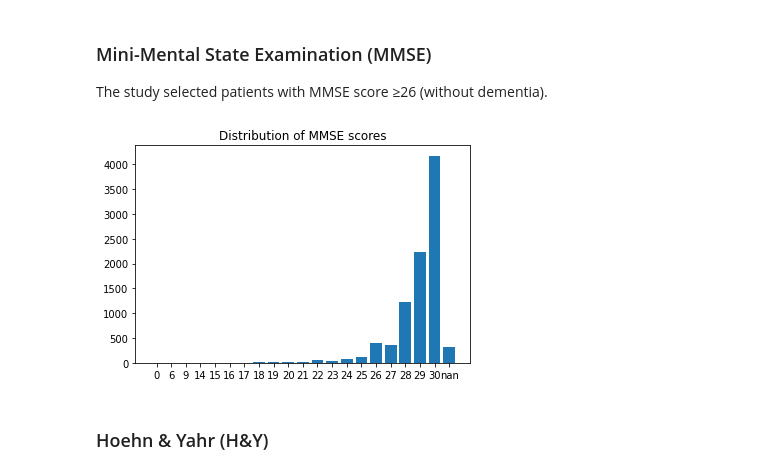
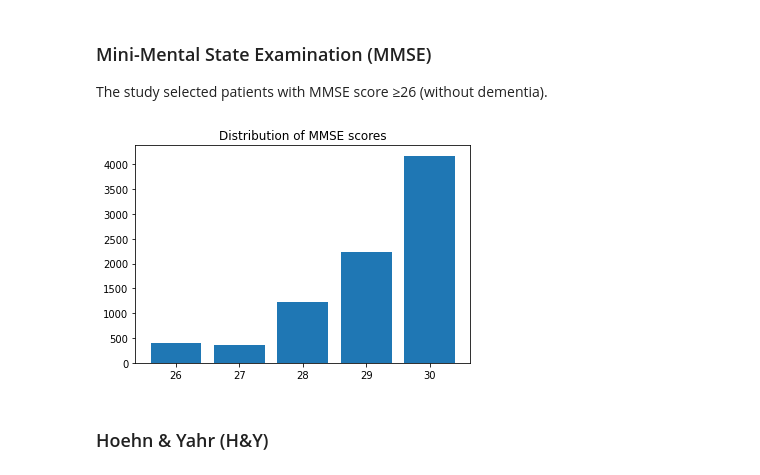
Before and after one commit to LivingPark-MRI/sterling-etal-2016, a Jupyter notebook: sterling-etal-2016.ipynb, the cells around one changed output. Saved outputs shown, nothing was run; the diff lists cells and outputs as text; code cells hidden in the pictures.

```diff
--- a/sterling-etal-2016.ipynb
+++ b/sterling-etal-2016.ipynb
@@ -240,18 +240,18 @@ The study selected patients with MMSE score ≥26 (without dementia).
 # %%
 mmse = pd.read_csv(os.path.join(data_dir, "Montreal_Cognitive_Assessment__MoCA_.csv"))[
     ["PATNO", "EVENT_ID", "MCATOT"]
 ]
 mmse["MMSETOT"] = mmse["MCATOT"].apply(moca2mmse)
 mmse = mmse.drop(["MCATOT"], axis=1)
-# mmse = mmse[mmse["MMSETOT"] >= 26]
+mmse = mmse[mmse["MMSETOT"] >= 26]
 
 fig, ax = plt.subplots()
 dist = mmse.groupby(["MMSETOT"], dropna=False).size()
 plt.bar(dist.index.astype(str), dist.values)
 plt.title("Distribution of MMSE scores")
 reformat_plot_labels(dist, ax, 1)
 # %% [output]
-[figure, old version]
+[figure, new version]
 # %% [markdown]
 ### Hoehn & Yahr (H&Y)
 # %%
```
Also changed, not shown: parts of 13 cells of this notebook.
